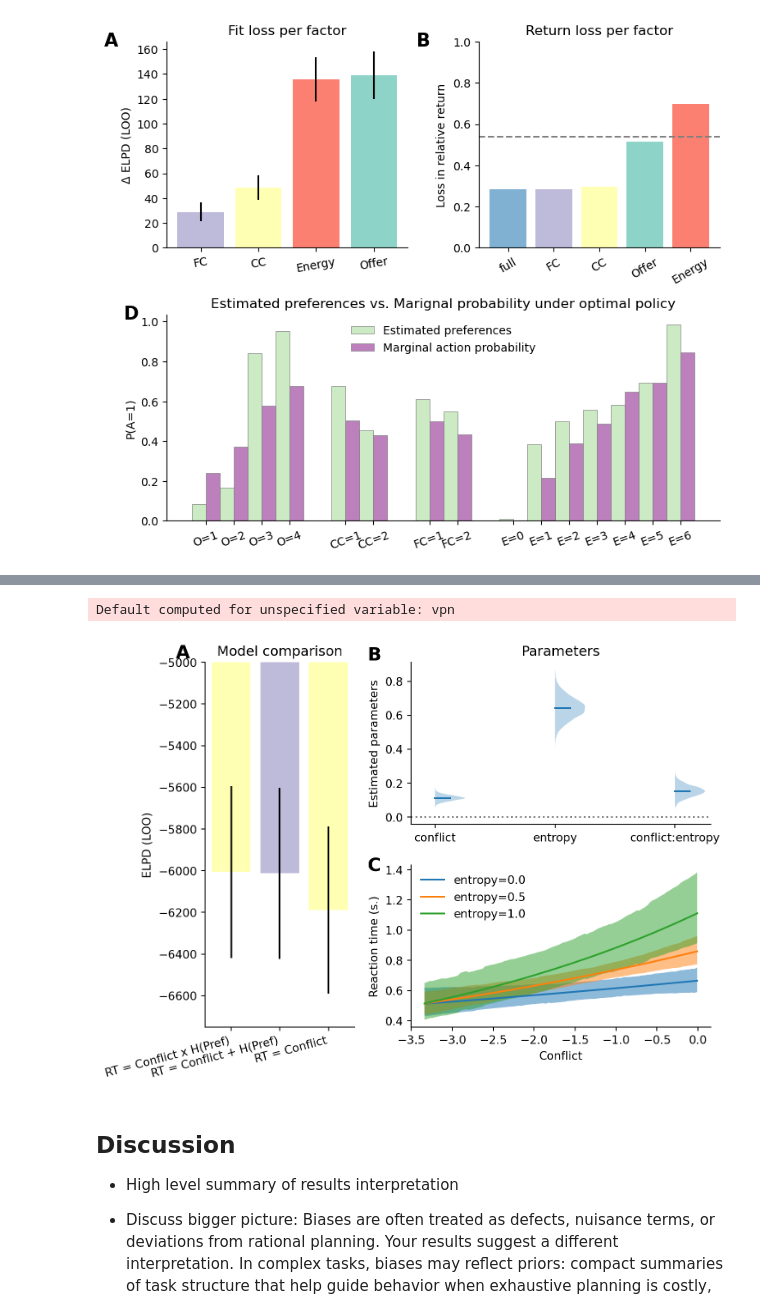
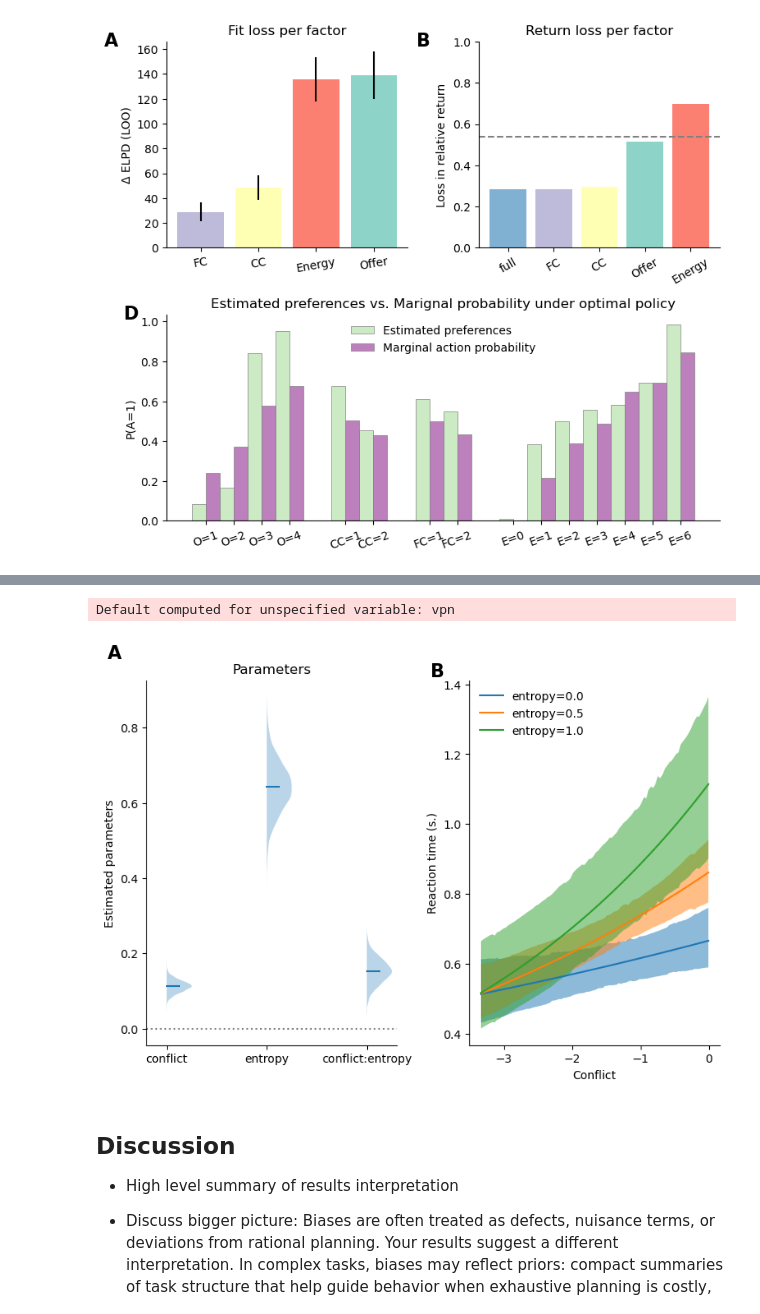
Before and after one commit to AlexLepauvre/state_abstraction_paper, a Jupyter notebook: index.ipynb, the cells around one changed output, grey strips where cells are left out. Drawn from its saved outputs; the diff is of its cells as text; code cells hidden in the pictures.

```diff
--- a/index.ipynb
+++ b/index.ipynb
@@ -62,7 +62,7 @@ A4_inches = [8.27-0.5,11.69-0.5]
 
 def make_grid(dv_min, dv_max, pref_min, pref_max):
     """
-    Makes a 2D grid reflecting the limits of our modelled variables (preferences and decision values)
+    Makes a 2D grid reflecting the limits of our modelled variables (preferences and DV)
     Parameters
     ----------
     dv_min : _type_
@@ -86,7 +86,7 @@ def make_grid(dv_min, dv_max, pref_min, pref_max):
     return x1_grid, x2_grid, x_grid
 
 # Define custom functions:
-# Choice behaviour model with preferences and decision values:
+# Choice behaviour model with preferences and DV:
 def preference_model(
         y: np.array,
         decision_values: np.array,
@@ -100,7 +100,7 @@ def preference_model(
     y : np.array [N samples, ]
         Observed binary data (1, 0...)
     decision_values : np.array [N samples, ]
-        Decision values to regress onto the observed data
+        DV to regress onto the observed data
     pref_regressors : np.array [N samples, M regressors]
         Regressor to fit participants preference for. We can have M regressors
     subject_index : np.array  [N samples, ]
@@ -1634,26 +1620,26 @@ The effective sample size per chain is smaller than 100 for some parameters.  A
 #| fig-cap: "Results of reaction time models. (A) Comparison of the model of RT as a function of decision values and intermediate offer against the model of RT
 #| as a function of decision values and preferences. (B) Posterior distribution of the fitted parameter. (C) Posterior predictive curve depicting the predicted
 #| reaction time as a function of the conflict values, separately for preference entropy of 0, 0.5 and 1.0"
-fig, ax = plt.subplot_mosaic("AB;AC", figsize=[A4_inches[0], 0.5*A4_inches[1]], gridspec_kw=dict(width_ratios=[0.5, 1]))
+fig, ax = plt.subplot_mosaic("AB", figsize=[A4_inches[0], 0.5*A4_inches[1]])#, gridspec_kw=dict(width_ratios=[0.5, 1]))
 # ================================================
 # fig-2A: model comparison:
 # elpd_loo bar plot with error bar
-ax["A"].bar(
-    list(traces_RT.keys()),
-    rt_model_comparison["elpd_loo"],
-    yerr=rt_model_comparison["se"],
-    color=cmap([1, 2])
-)
+#ax["A"].bar(
+#    list(traces_RT.keys()),
+#    rt_model_comparison["elpd_loo"],
+#    yerr=rt_model_comparison["se"],
+#    color=cmap([1, 2])
+#)
 # Decoration
-ax["A"].set_xticklabels(ax["A"].get_xticklabels(),
-                        rotation=15, ha='right')
-ax["A"].set_ylabel("ELPD (LOO)")
-ax["A"].set_ylim([-6750, -5000])
-ax["A"].set_title("Model comparison")
-ax["A"].spines[['right', 'top']].set_visible(False)
-ax["A"].text(-0.1, 1.05, "A", transform=ax["A"].transAxes,
-              fontsize=16, fontweight='bold', va='top', ha='right'
-              )
+#ax["A"].set_xticklabels(ax["A"].get_xticklabels(),
+#                        rotation=15, ha='right')
+#ax["A"].set_ylabel("ELPD (LOO)")
+#ax["A"].set_ylim([-6750, -5000])
+#ax["A"].set_title("Model comparison")
+#ax["A"].spines[['right', 'top']].set_visible(False)
+#ax["A"].text(-0.1, 1.05, "A", transform=ax["A"].transAxes,
+#              fontsize=16, fontweight='bold', va='top', ha='right'
+#              )
 
 # ================================================
 # fig-B: Plot the preferences parameters of the preference & conflict model:
@@ -1663,55 +1649,55 @@ params = [
 ]
 x_labels = ["conflict", "entropy", "conflict:entropy"]
 
-ax["B"].set_ylabel("Estimated parameters")
+ax["A"].set_ylabel("Estimated parameters")
 data = []
 for var in params:
     vals = traces_RT['RT = Conflict x H(Pref)'].posterior[var].values.flatten()
     data.append(vals)
-ax["B"].violinplot(data, positions=range(len(params)),
+ax["A"].violinplot(data, positions=range(len(params)),
                     showmeans=False,
                     showmedians=True,
                     showextrema=False,
                     side="high");
-ax["B"].set_xticks(range(len(params)))
-ax["B"].set_xticklabels(x_labels)
-ax["B"].spines[['right', 'top']].set_visible(False)
-ax["B"].set_title("Parameters")
-ax["B"].hlines(0, -0.2, 2.3, color='gray', linestyles=':')
-ax["B"].set_xlim([-0.2, 2.3])
-ax["B"].text(-0.1, 1.1, "B", transform=ax["B"].transAxes,
+ax["A"].set_xticks(range(len(params)))
+ax["A"].set_xticklabels(x_labels)
+ax["A"].spines[['right', 'top']].set_visible(False)
+ax["A"].set_title("Parameters")
+ax["A"].hlines(0, -0.2, 2.3, color='gray', linestyles=':')
+ax["A"].set_xlim([-0.2, 2.3])
+ax["A"].text(-0.1, 1.1, "A", transform=ax["A"].transAxes,
                 fontsize=16, fontweight='bold', va='top', ha='right'
                 )
 
 # ================================================
 # fig-C: Plot the preferences parameters of the preference & conflict model:
 pred_df = bmb.interpret.predictions(
     interaction_rt_model,
     traces_RT['RT = Conflict x H(Pref)'],
     conditional={
         "conflict": np.linspace(beh_data['conflict'].min(), beh_data['conflict'].max(), 100),
         "entropy": [0, 0.5, 1]
     },
 )
 pred_df["RT"] = np.exp(pred_df["estimate"])
 pred_df["RT_low"] = np.exp(pred_df["lower_3.0%"])
 pred_df["RT_up"] = np.exp(pred_df["upper_97.0%"])
 
 for ent in pred_df["entropy"].unique():
     subset = pred_df[pred_df["entropy"] == ent]
-    ax["C"].plot(subset["conflict"], subset["RT"], label=f"entropy={ent}")
-    ax["C"].fill_between(subset["conflict"], subset["RT_low"], subset["RT_up"], alpha=0.5)
-ax["C"].spines[['right', 'top']].set_visible(False)
-ax["C"].set_xlabel('Conflict')
-ax["C"].set_ylabel('Reaction time (s.)')
-ax["C"].legend(frameon=False)
-ax["C"].text(-0.1, 1.05, "C", transform=ax["C"].transAxes,
+    ax["B"].plot(subset["conflict"], subset["RT"], label=f"entropy={ent}")
+    ax["B"].fill_between(subset["conflict"], subset["RT_low"], subset["RT_up"], alpha=0.5)
+ax["B"].spines[['right', 'top']].set_visible(False)
+ax["B"].set_xlabel('Conflict')
+ax["B"].set_ylabel('Reaction time (s.)')
+ax["B"].legend(frameon=False)
+ax["B"].text(-0.1, 1.05, "B", transform=ax["B"].transAxes,
                 fontsize=16, fontweight='bold', va='top', ha='right'
                 )
 plt.tight_layout();
 # %% [output]
 Default computed for unspecified variable: vpn
-[figure, old version]
+[figure, new version]
 # %% [markdown]
 ## Discussion
 - High level summary of results interpretation
```
Also changed, not shown: parts of 19 cells of this notebook.
